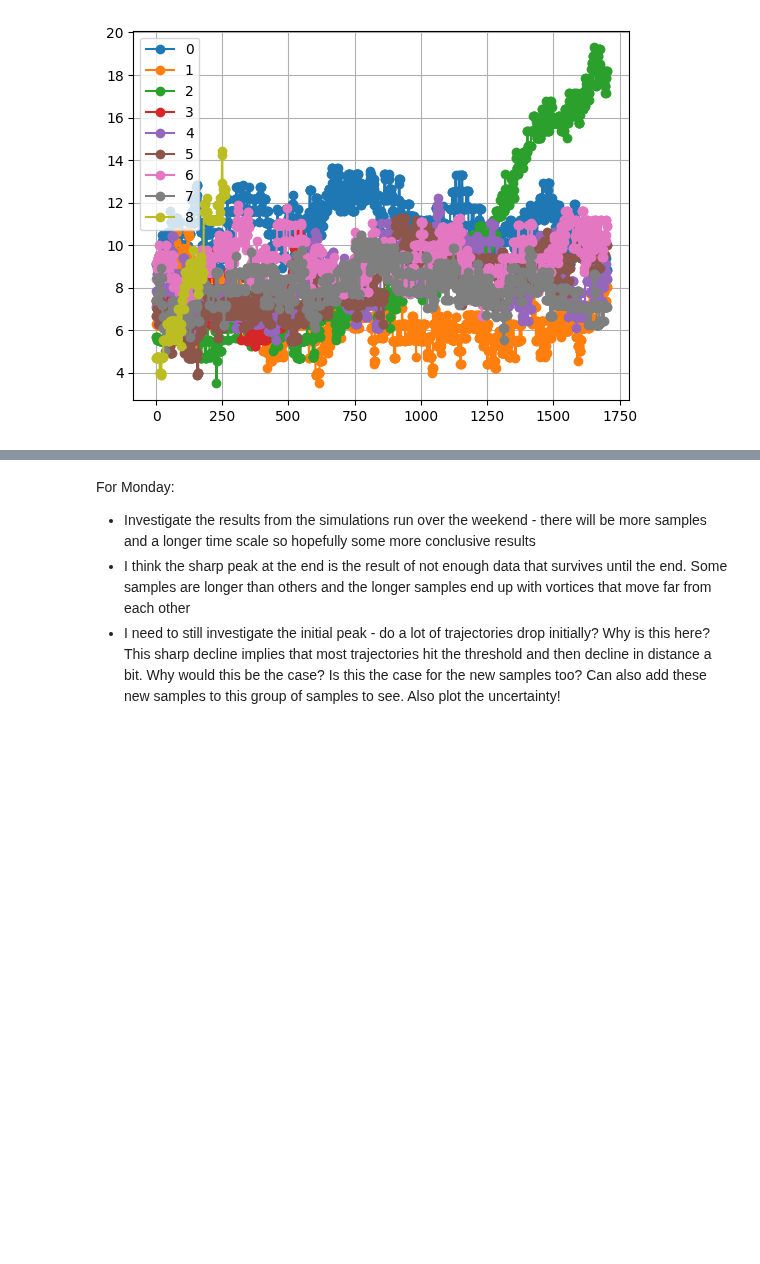
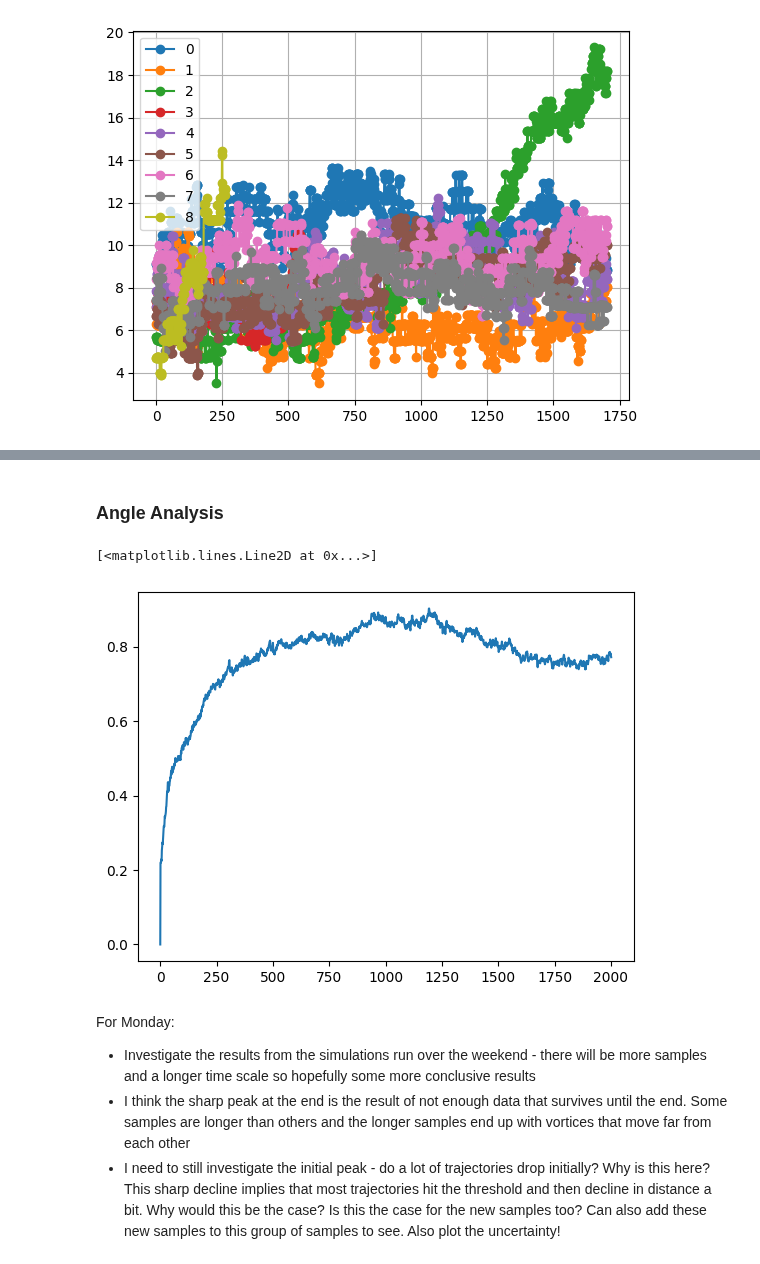
Before and after one commit to easuit24/BECs2, a Jupyter notebook: temperaturepostprocessing.ipynb, the cells around one changed output, grey strips where cells are left out. Cells and saved outputs as stored; diff of their text form; code cells hidden in the pictures; blank space fills up the shorter version.

```diff
--- a/temperaturepostprocessing.ipynb
+++ b/temperaturepostprocessing.ipynb
@@ -9,3 +18,5 @@ Notes:
 sample_arr = np.loadtxt('csvT1_S200_s500000_alltraj.csv')
 avg_arr = np.loadtxt('csvT1_S200_s500000.csv')
 orig_samples = sample_arr.copy()
+# %%
+angle_arr = np.loadtxt('csvT1_S200_s500000_ang.csv')
@@ -216,3 +229,10 @@ plt.plot(avg_shifted_traj, marker = 'o', color = 'black', markersize = 3)
+# %% [markdown]
+### Angle Analysis
+# %%
+plt.plot(angle_arr)
+# %% [output]
+[<matplotlib.lines.Line2D at 0x...>]
+[figure, added]
 # %% [markdown]
 For Monday:
 - Investigate the results from the simulations run over the weekend - there will be more samples and a longer time scale so hopefully some more conclusive results
```
Also changed, not shown: parts of 10 cells of this notebook, 4 other files.
